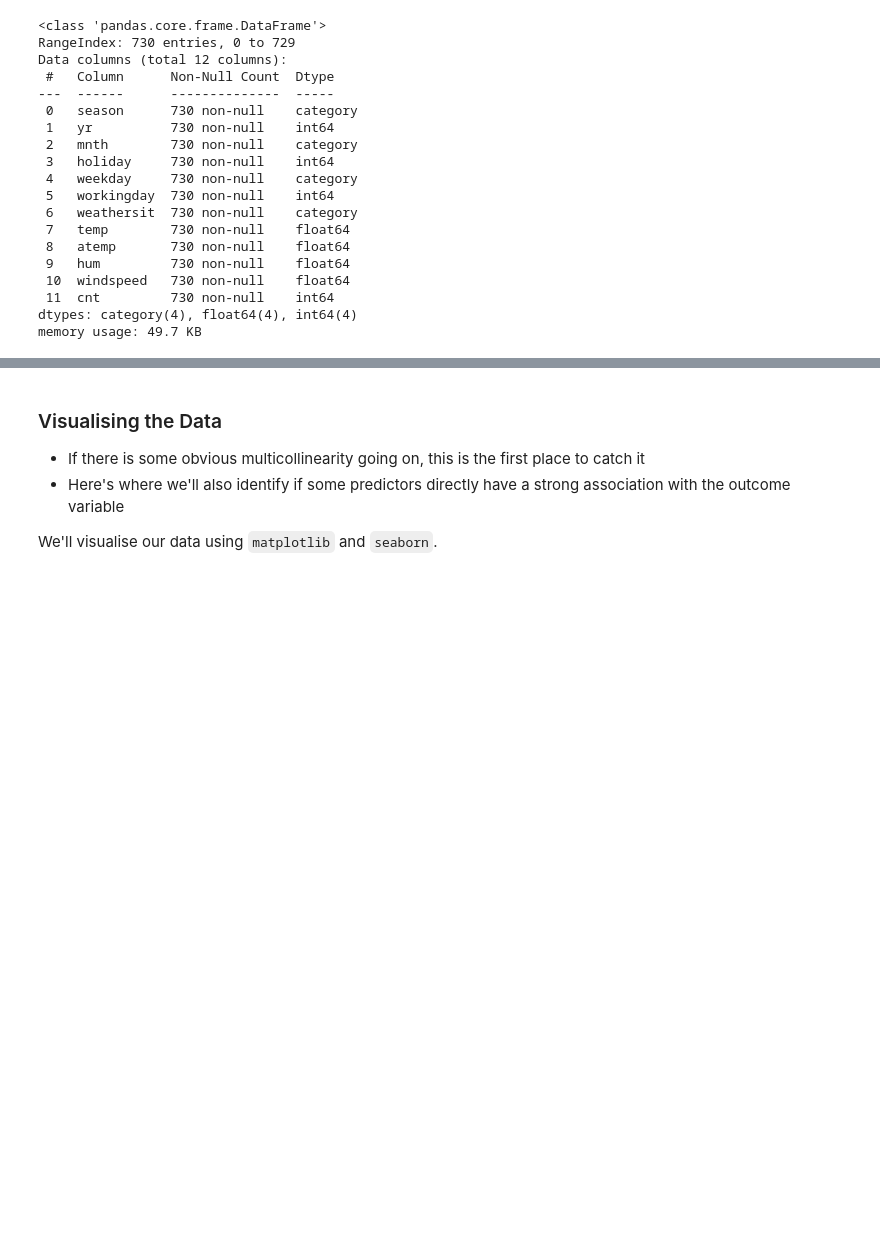
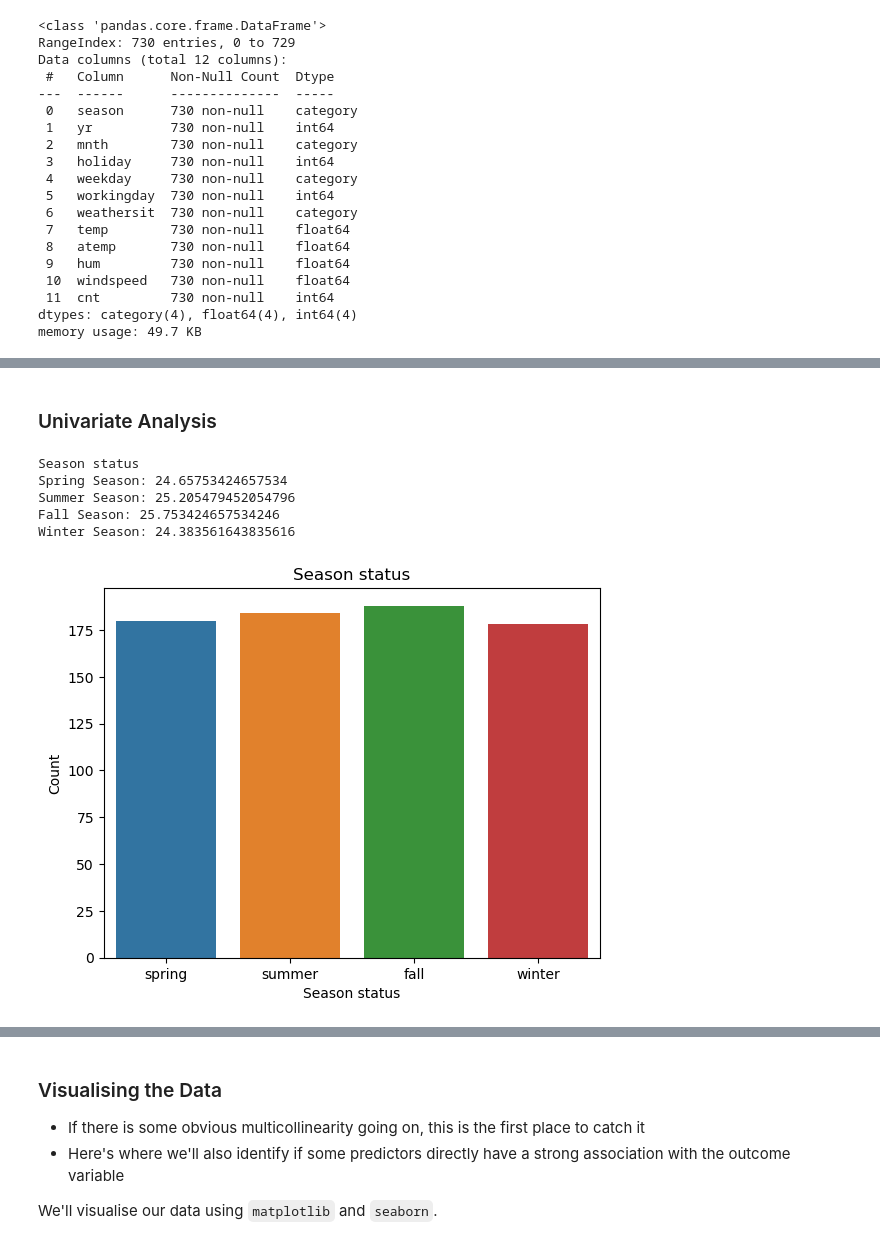
Before and after one commit to RavishankarDuMCA10/BikeSharingCaseStudy, a Jupyter notebook: BikeSharing.ipynb, the cells around one changed output, grey strips where cells are left out. Drawn from its saved outputs; the diff is of its cells as text; code cells hidden in the pictures; blank space fills up the shorter version.

```diff
--- a/BikeSharing.ipynb
+++ b/BikeSharing.ipynb
@@ -266,0 +267,4 @@ df_bike.head()
+# %%
+# Converting 'yr' values as per data dictionary values
+bike['yr'] = bike['yr'].map({0:2018, 1:2019})
+bike.head()
@@ -266,0 +278,22 @@ df_bike.head()
+# %% [markdown]
+### Univariate Analysis
+# %%
+# Season status
+print("Season status")
+print(f"Spring Season: {len(bike[bike['season'] == 'spring'])/len(bike['season'])*100}")
+print(f"Summer Season: {len(bike[bike['season'] == 'summer'])/len(bike['season'])*100}")
+print(f"Fall Season: {len(bike[bike['season'] == 'fall'])/len(bike['season'])*100}")
+print(f"Winter Season: {len(bike[bike['season'] == 'winter'])/len(bike['season'])*100}")
+
+season = sns.countplot(x = 'season', data = bike)
+season.set_title('Season status')
+season.set_xlabel('Season status')
+season.set_ylabel('Count')
+plt.show()
+# %% [output]
+Season status
+Spring Season: 24.65753424657534
+Summer Season: 25.205479452054796
+Fall Season: 25.753424657534246
+Winter Season: 24.383561643835616
+[figure, added]
```
Also changed, not shown: parts of 34 cells of this notebook, 1 other file.
